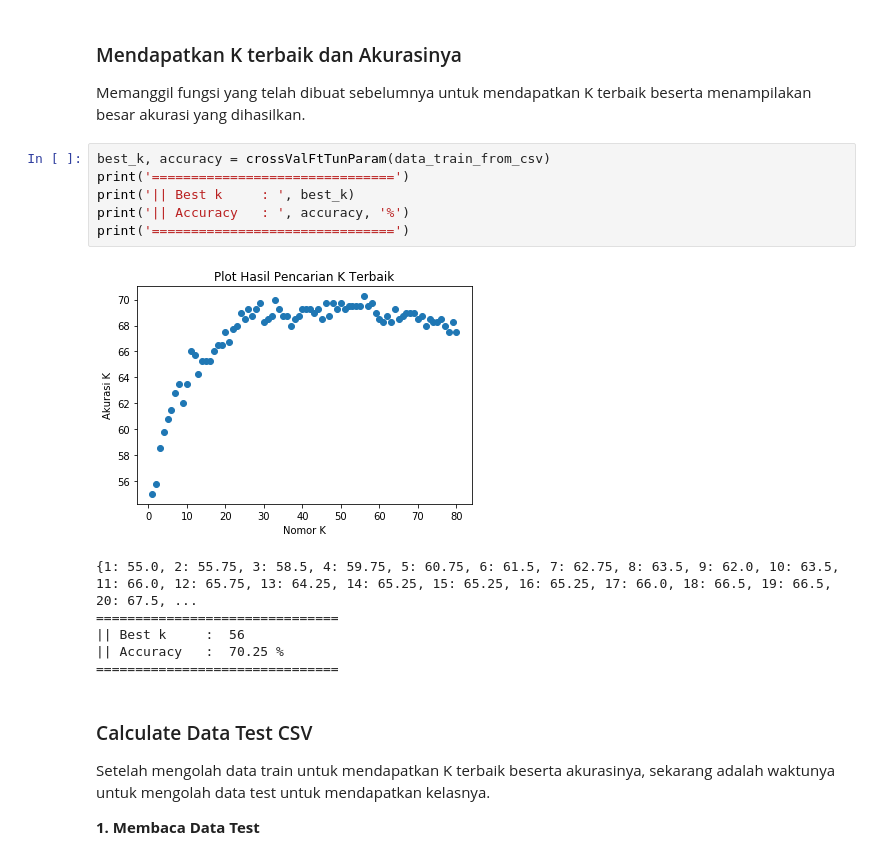
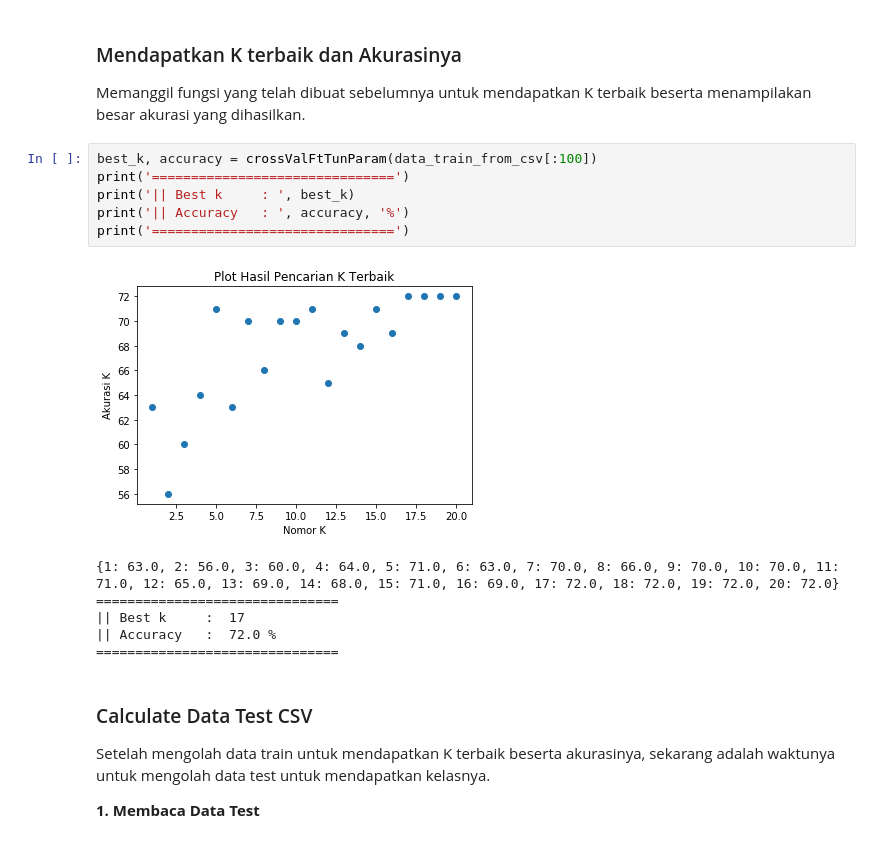
Before and after one commit to taufikfathurahman/KNN-Algorithm, a Jupyter notebook: KNN-Algorithm-from-Scratch/KNN_Algorithm.ipynb, the cells around one changed output. Cells and saved outputs as stored; diff of their text form.

```diff
--- a/KNN-Algorithm-from-Scratch/KNN_Algorithm.ipynb
+++ b/KNN-Algorithm-from-Scratch/KNN_Algorithm.ipynb
@@ -159,17 +158,17 @@ def crossValFtTunParam(data_train_from_csv):
 
 Memanggil fungsi yang telah dibuat sebelumnya untuk mendapatkan K terbaik beserta menampilakan besar akurasi yang dihasilkan.
 # %%
-best_k, accuracy = crossValFtTunParam(data_train_from_csv)
+best_k, accuracy = crossValFtTunParam(data_train_from_csv[:100])
 print('===============================')
 print('|| Best k     : ', best_k)
 print('|| Accuracy   : ', accuracy, '%')
 print('===============================')
 # %% [output]
-[figure, old version]
+[figure, new version]
-{1: 55.0, 2: 55.75, 3: 58.5, 4: 59.75, 5: 60.75, 6: 61.5, 7: 62.75, 8: 63.5, 9: 62.0, 10: 63.5, 11: 66.0, 12: 65.75, 13: 64.25, 14: 65.25, 15: 65.25, 16: 65.25, 17: 66.0, 18: 66.5, 19: 66.5, 20: 67.5, ...
+{1: 63.0, 2: 56.0, 3: 60.0, 4: 64.0, 5: 71.0, 6: 63.0, 7: 70.0, 8: 66.0, 9: 70.0, 10: 70.0, 11: 71.0, 12: 65.0, 13: 69.0, 14: 68.0, 15: 71.0, 16: 69.0, 17: 72.0, 18: 72.0, 19: 72.0, 20: 72.0}
 ===============================
-|| Best k     :  56
-|| Accuracy   :  70.25 %
+|| Best k     :  17
+|| Accuracy   :  72.0 %
 ===============================
 # %% [markdown]
 ### Calculate Data Test CSV
```
Also changed, not shown: parts of 2 cells of this notebook, 7 other files.
